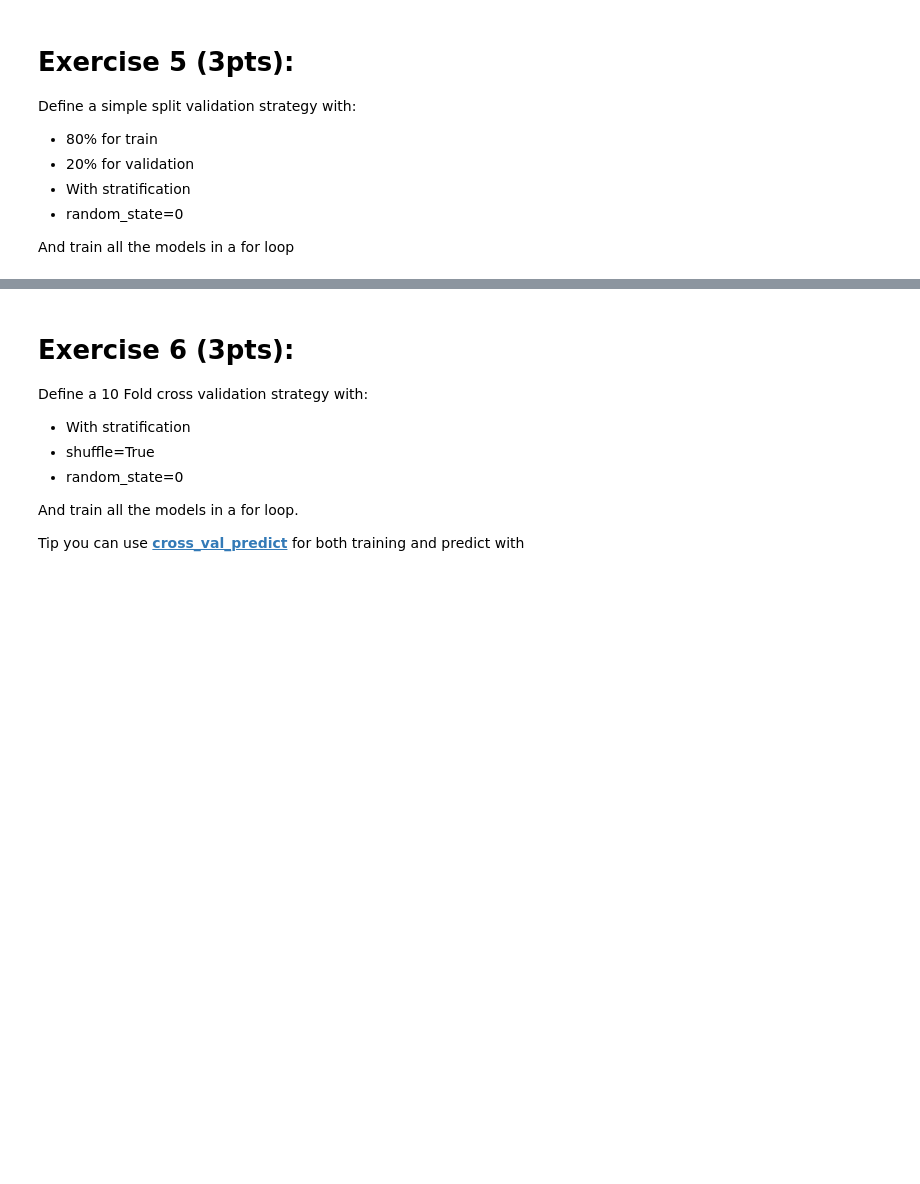
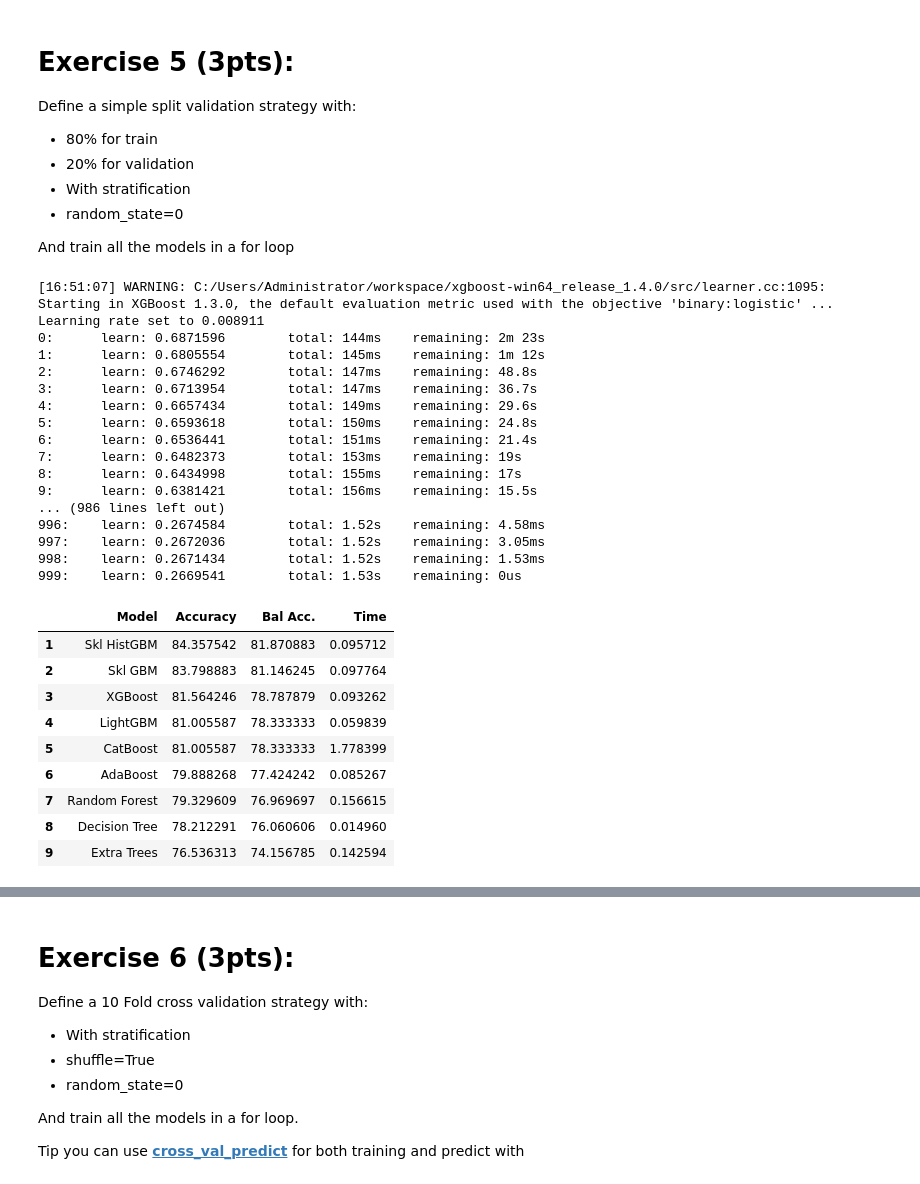
Before and after one commit to Pathi-rao/AI, a Jupyter notebook: M4_Feature_Eng/d1_Robust ML/Folder_1/Folder_2/fe1.ipynb, the cells around one changed output, grey strips where cells are left out. Drawn from its saved outputs; the diff is of its cells as text; code cells hidden in the pictures; blank space fills up the shorter version.

```diff
--- a/M4_Feature_Eng/d1_Robust ML/Folder_1/Folder_2/fe1.ipynb
+++ b/M4_Feature_Eng/d1_Robust ML/Folder_1/Folder_2/fe1.ipynb
@@ -99,7 +99,7 @@ Tips:
 get_Title_from_Name = None
 
 # YOUR CODE HERE
-raise NotImplementedError()
+get_Title_from_Name = lambda name: name.split(',')[1].split('.')[0].strip()
 
 df['Title']      = df['Name'].map(get_Title_from_Name)
 df_test['Title'] = df_test['Name'].map(get_Title_from_Name)
@@ -141,7 +160,8 @@ title_dictionary = {
 # df_test["Title"] =
 
 # YOUR CODE HERE
-raise NotImplementedError()
+df["Title"] = df.Title.map(title_dictionary)
+df_test["Title"] = df_test.Title.map(title_dictionary)
 # %%
 assert df['Title'].values[886] == "Officer"
 assert df_test['Title'].values[417] == "Master"
@@ -243,7 +326,17 @@ tree_classifiers["LightGBM"]
 
 
 # YOUR CODE HERE
-raise NotImplementedError()
+tree_classifiers = {
+  "Decision Tree": DecisionTreeClassifier(),
+  "Extra Trees":ExtraTreesClassifier(),
+  "Random Forest":RandomForestClassifier(),
+  "AdaBoost":AdaBoostClassifier(),
+  "Skl GBM":GradientBoostingClassifier(),
+  "Skl HistGBM":GradientBoostingClassifier(),
+  "XGBoost":XGBClassifier(),
+  "LightGBM":LGBMClassifier(),
+  "CatBoost":CatBoostClassifier()
+}
 
 tree_classifiers = {name: pipeline.make_pipeline(tree_prepro, model) for name, model in tree_classifiers.items()}
 
@@ -261,44 +370,82 @@ Define a simple split validation strategy with:
 
 And train all the models in a for loop
 # %%
-"""
-x_train, x_val, y_train, y_val = model_selection.train_test_split(
-    # CODE HERE
-)
-"""
-# YOUR CODE HERE
-raise NotImplementedError()
-
-
 results = pd.DataFrame({'Model': [], 'Accuracy': [], 'Bal Acc.': [], 'Time': []})
 
 """
 for model_name, model in tree_classifiers.items():
     start_time = time.time()
 
     # FOR EVERY PIPELINE (PREPRO + MODEL) -> TRAIN WITH TRAIN DATA (x_train)
 
     # GET PREDICTIONS USING x_val
     pred = # CODE HERE
 
     total_time = time.time() - start_time
 
     results = results.append({"Model":    model_name,
                               "Accuracy": metrics.accuracy_score(y_val, pred)*100,
                               "Bal Acc.": metrics.balanced_accuracy_score(y_val, pred)*100,
                               "Time":     total_time},
                               ignore_index=True)
 
 
 """
 
 # YOUR CODE HERE
-raise NotImplementedError()
+x_train, x_val, y_train, y_val = model_selection.train_test_split(
+    x, y,
+    test_size=0.2,
+    stratify = y,
+    random_state=0,
+)
+
+for model_name, model in tree_classifiers.items():
+
+    start_time = time.time()
+    model.fit(x_train, y_train)
+    total_time = time.time() - start_time
+
+    pred = model.predict(x_val)
+
+    results = results.append({"Model":    model_name,
+                              "Accuracy": metrics.accuracy_score(y_val, pred)*100,
+                              "Bal Acc.": metrics.balanced_accuracy_score(y_val, pred)*100,
+                              "Time":     total_time},
+                              ignore_index=True)
 
 
 results_ord = results.sort_values(by=['Accuracy'], ascending=False, ignore_index=True)
 results_ord.index += 1
 results_ord.style.bar(subset=['Accuracy', 'Bal Acc.'], vmin=0, vmax=100, color='#5fba7d')
+# %% [output]
+[16:51:07] WARNING: C:/Users/Administrator/workspace/xgboost-win64_release_1.4.0/src/learner.cc:1095: Starting in XGBoost 1.3.0, the default evaluation metric used with the objective 'binary:logistic' ...
+Learning rate set to 0.008911
+0:      learn: 0.6871596        total: 144ms    remaining: 2m 23s
+1:      learn: 0.6805554        total: 145ms    remaining: 1m 12s
+2:      learn: 0.6746292        total: 147ms    remaining: 48.8s
+3:      learn: 0.6713954        total: 147ms    remaining: 36.7s
+4:      learn: 0.6657434        total: 149ms    remaining: 29.6s
+5:      learn: 0.6593618        total: 150ms    remaining: 24.8s
+6:      learn: 0.6536441        total: 151ms    remaining: 21.4s
+7:      learn: 0.6482373        total: 153ms    remaining: 19s
+8:      learn: 0.6434998        total: 155ms    remaining: 17s
+9:      learn: 0.6381421        total: 156ms    remaining: 15.5s
+... (986 lines left out)
+996:    learn: 0.2674584        total: 1.52s    remaining: 4.58ms
+997:    learn: 0.2672036        total: 1.52s    remaining: 3.05ms
+998:    learn: 0.2671434        total: 1.52s    remaining: 1.53ms
+999:    learn: 0.2669541        total: 1.53s    remaining: 0us
+|  | Model | Accuracy | Bal Acc. | Time |
+| 1 | Skl HistGBM | 84.357542 | 81.870883 | 0.095712 |
+| 2 | Skl GBM | 83.798883 | 81.146245 | 0.097764 |
+| 3 | XGBoost | 81.564246 | 78.787879 | 0.093262 |
+| 4 | LightGBM | 81.005587 | 78.333333 | 0.059839 |
+| 5 | CatBoost | 81.005587 | 78.333333 | 1.778399 |
+| 6 | AdaBoost | 79.888268 | 77.424242 | 0.085267 |
+| 7 | Random Forest | 79.329609 | 76.969697 | 0.156615 |
+| 8 | Decision Tree | 78.212291 | 76.060606 | 0.014960 |
+| 9 | Extra Trees | 76.536313 | 74.156785 | 0.142594 |
 # %%
 assert results_ord["Accuracy"].min() > 75
 assert results_ord["Bal Acc."].min() > 75
```
Also changed, not shown: parts of 13 cells of this notebook, 4 other files.
